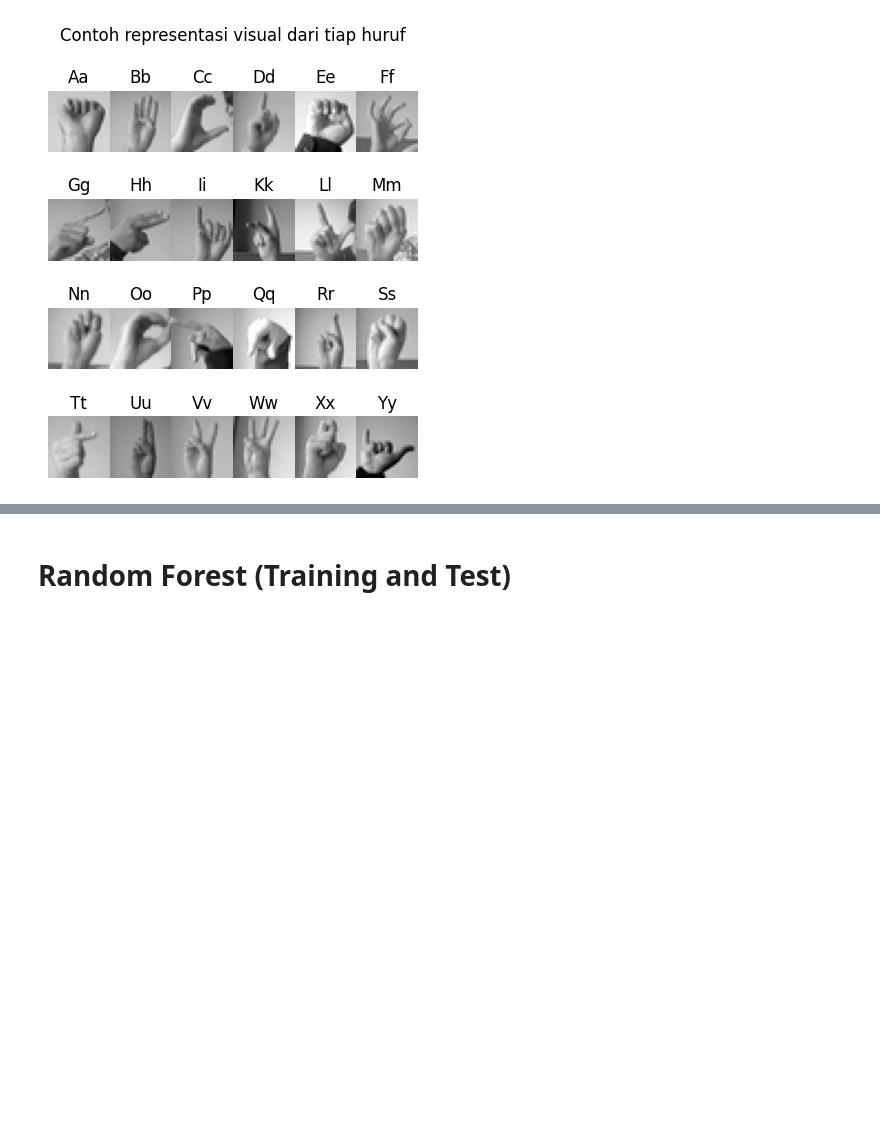
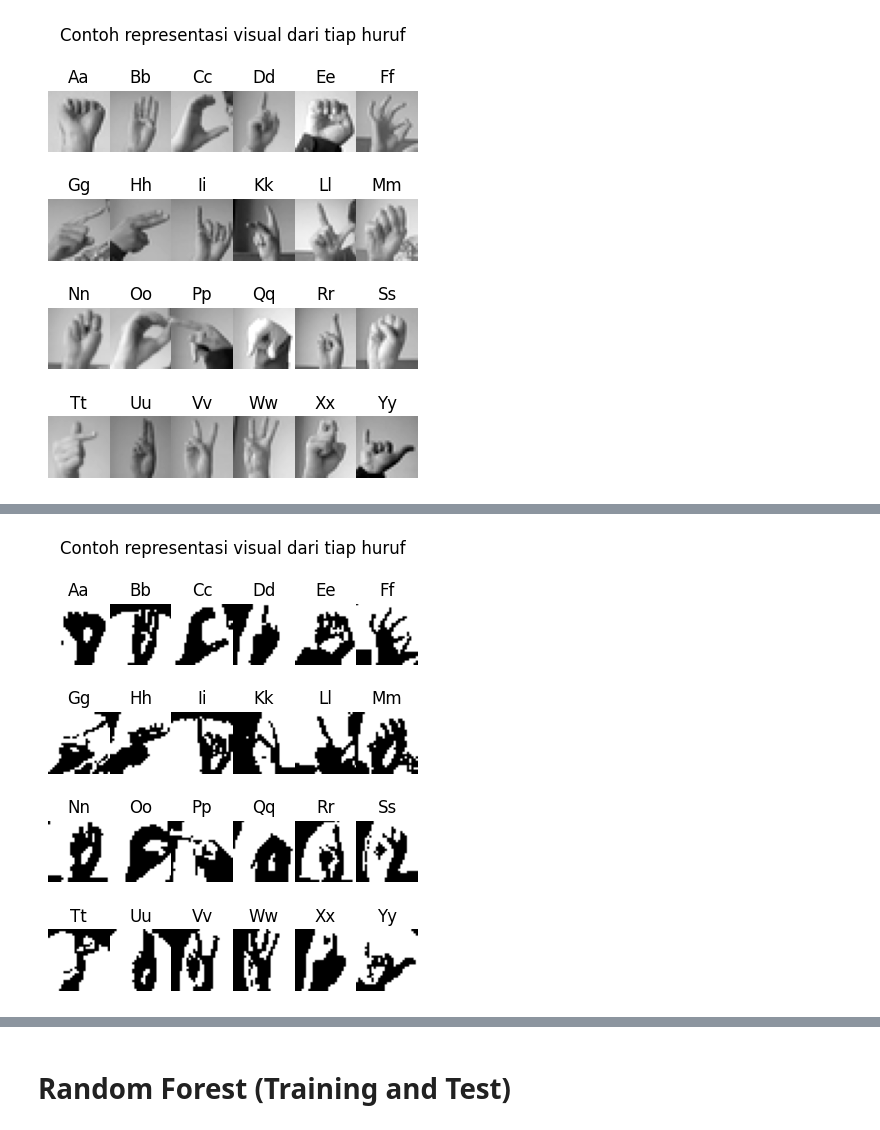
Before and after one commit to TimothyRT/ibda2032, a Jupyter notebook: ibda2032.ipynb, the cells around one changed output, grey strips where cells are left out. Cells and saved outputs as stored; diff of their text form; code cells hidden in the pictures; blank space fills up the shorter version.

```diff
--- a/ibda2032.ipynb
+++ b/ibda2032.ipynb
@@ -114,3 +118,21 @@ plt.show()
 ## Data Visualization 3
 
 Di sini, kami mengambil 24 baris data yang merepresentasikan sebuah huruf spesifik, lalu menyuguhkan representasi visualnya.
+# %%
+df_24_only = df.iloc[:0].copy()
+set_24 = set()
+
+count = 0
+for index, row in df.iterrows():
+    label_value: int = row["label"]
+    pixel_values: list[int] = row[1:].tolist()
+    index_of_letter: int = index
+    if label_value not in set_24:
+        set_24.add(label_value)
+        df_24_only.loc[count] = [label_value] + pixel_values
+        count += 1
+    if len(set_24) == 24:
+        break
+
+df_24_only = df_24_only.sort_values(by=['label'], ascending=True)  # sort labels alphabetically
+df_24_only.head()
@@ -151,3 +196,7 @@ plt.show()  # show all the subplots
+# %%
+visualize_each_letter(bitsperpixel=2)
+# %% [output]
+[figure, added]
 # %%
 from sklearn.linear_model import LogisticRegression
 
```
Also changed, not shown: parts of 13 cells of this notebook.
